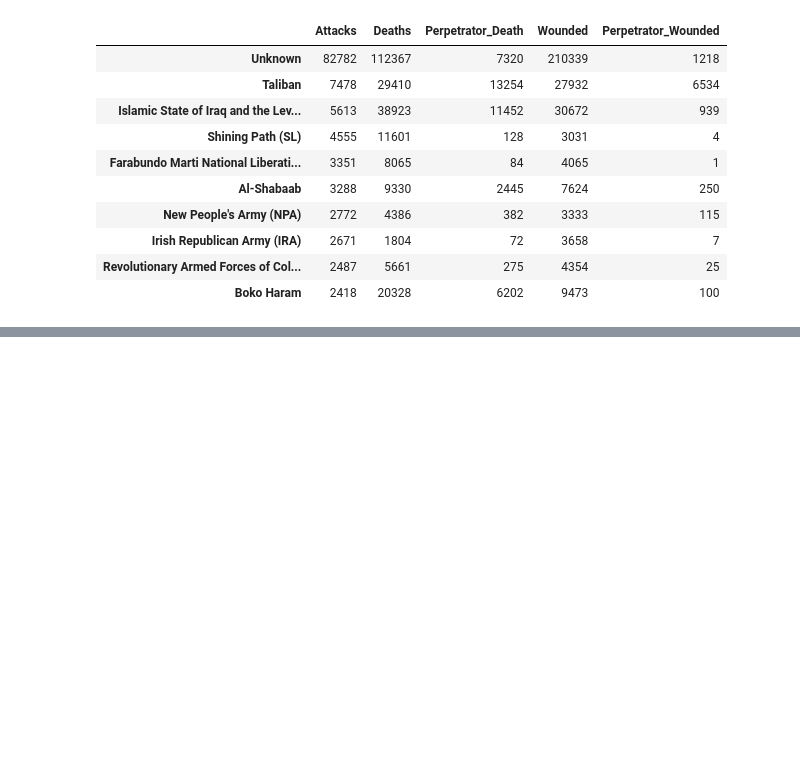
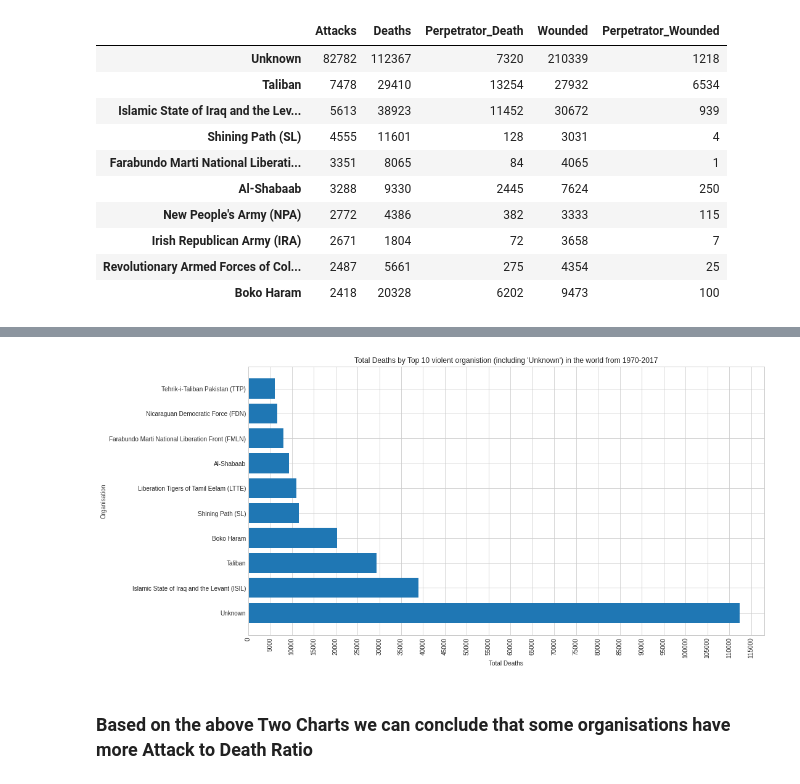
Before and after one commit to chvikas/global-terrorism-analysis, a Jupyter notebook: Global_Terrorism_Analysis_Capstone_Project.ipynb, the cells around one changed output, grey strips where cells are left out. Cells and saved outputs as stored; diff of their text form; code cells hidden in the pictures; blank space fills up the shorter version.

```diff
--- a/Global_Terrorism_Analysis_Capstone_Project.ipynb
+++ b/Global_Terrorism_Analysis_Capstone_Project.ipynb
@@ -538,0 +539,4 @@ org_world_stat_df.sort_values(by='Deaths',ascending=False)[0:10]
+# %%
+# Creating a new DataFrame by sorting the 'org_df' on the basis of the number 'Deaths'
+org_df_2 = org_df.sort_values(by='Deaths', ascending=False)
+org_df_2
@@ -538,0 +557,17 @@ org_world_stat_df.sort_values(by='Deaths',ascending=False)[0:10]
+# %%
+#Getting a variables for Death
+orgName_deaths = org_df_2['Group_Name'].head(10)
+orgDeaths = org_df_2['Deaths'].head(10)
+# %%
+fig, dx = plt.subplots(figsize=(15,8))
+dx.barh(orgName_deaths,orgDeaths)
+plt.title("Total Deaths by Top 10 violent organistion (including 'Unknown') in the world from 1970-2017")
+plt.ylabel('Organisation')
+plt.xlabel('Total Deaths')
+plt.xticks(np.arange(0,120000,5000))
+plt.xticks(rotation=90)
+plt.show()
+# %% [output]
+[figure, added]
+# %% [markdown]
+### Based on the above Two Charts we can conclude that some organisations have more Attack to Death Ratio
```
Also changed, not shown: parts of 9 cells of this notebook.
